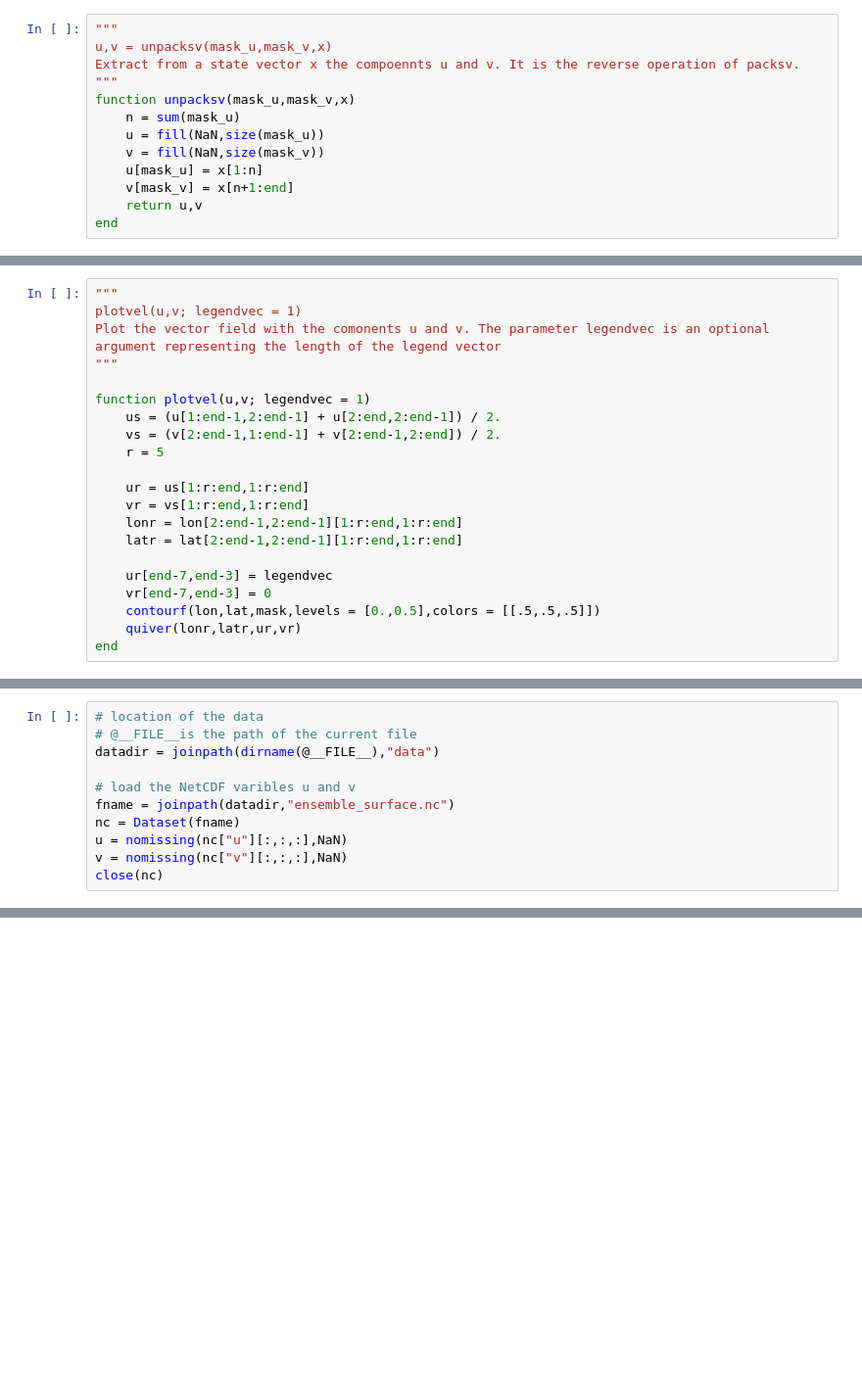
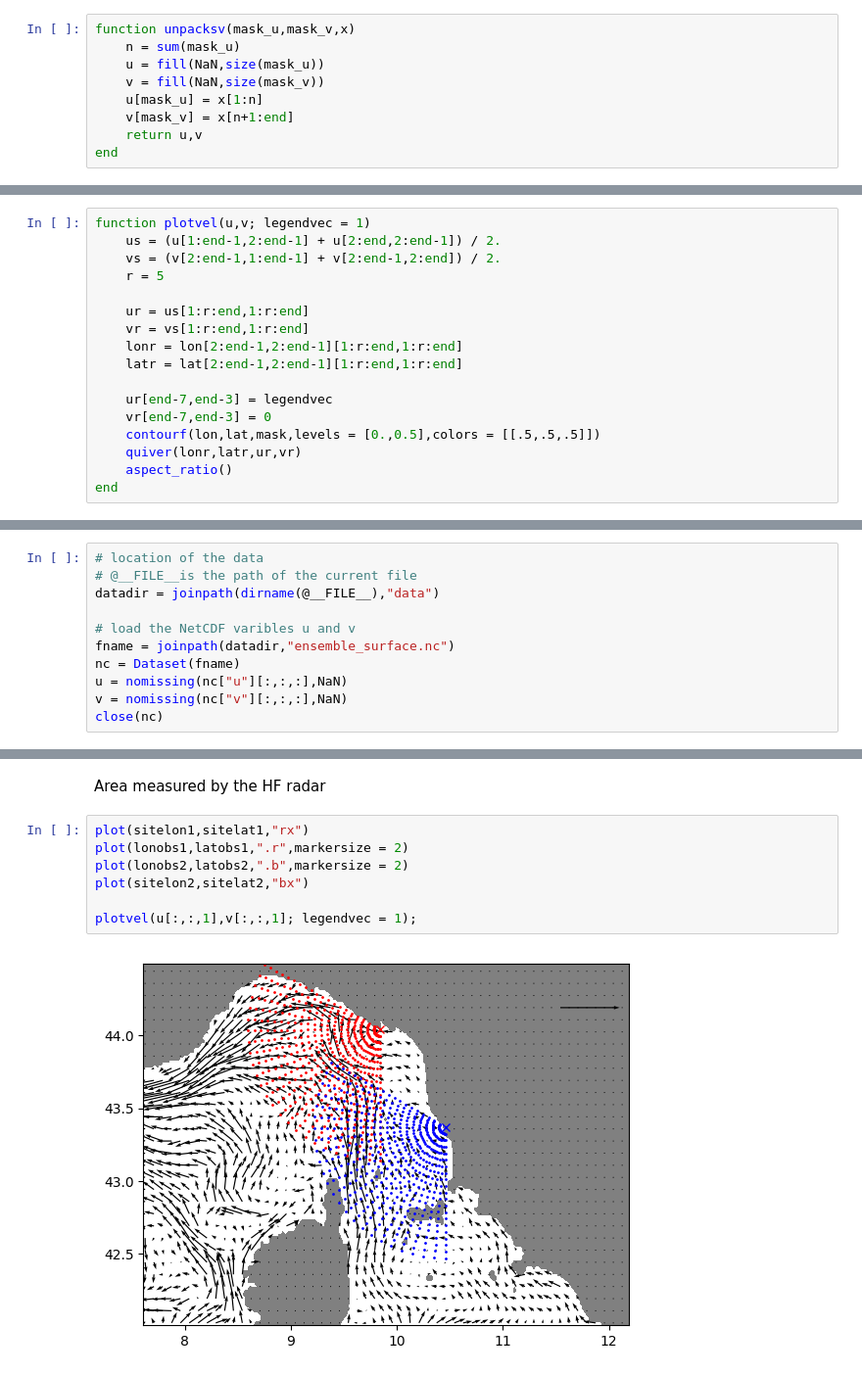
Before and after one commit to Alexander-Barth/HF-radar-assim-exercise, a Jupyter notebook: assim_exercise.ipynb, the cells around one changed output, grey strips where cells are left out. Shown: that part at 98% size. Cells and saved outputs as stored; diff of their text form; blank space fills up the shorter version.

```diff
--- a/assim_exercise.ipynb
+++ b/assim_exercise.ipynb
@@ -52,8 +50,4 @@ packsv
 # %%
-"""
-u,v = unpacksv(mask_u,mask_v,x)
-Extract from a state vector x the compoennts u and v. It is the reverse operation of packsv.
-"""
 function unpacksv(mask_u,mask_v,x)
     n = sum(mask_u)
     u = fill(NaN,size(mask_u))
@@ -97,9 +99,4 @@ radarobsloc (generic function with 1 method)
 # %%
-"""
-plotvel(u,v; legendvec = 1)
-Plot the vector field with the comonents u and v. The parameter legendvec is an optional argument representing the length of the legend vector
-"""
-
 function plotvel(u,v; legendvec = 1)
     us = (u[1:end-1,2:end-1] + u[2:end,2:end-1]) / 2.
     vs = (v[2:end-1,1:end-1] + v[2:end-1,2:end]) / 2.
@@ -114,6 +111,7 @@ function plotvel(u,v; legendvec = 1)
     vr[end-7,end-3] = 0
     contourf(lon,lat,mask,levels = [0.,0.5],colors = [[.5,.5,.5]])
     quiver(lonr,latr,ur,vr)
+    aspect_ratio()
 end
 # %% [output]
 plotvel (generic function with 1 method)
@@ -167,0 +236,11 @@ close(nc)
+# %% [markdown]
+Area measured by the HF radar
+# %%
+plot(sitelon1,sitelat1,"rx")
+plot(lonobs1,latobs1,".r",markersize = 2)
+plot(lonobs2,latobs2,".b",markersize = 2)
+plot(sitelon2,sitelat2,"bx")
+
+plotvel(u[:,:,1],v[:,:,1]; legendvec = 1);
+# %% [output]
+[figure, added]
```
Also changed, not shown: parts of 48 cells of this notebook, 1 other file.
